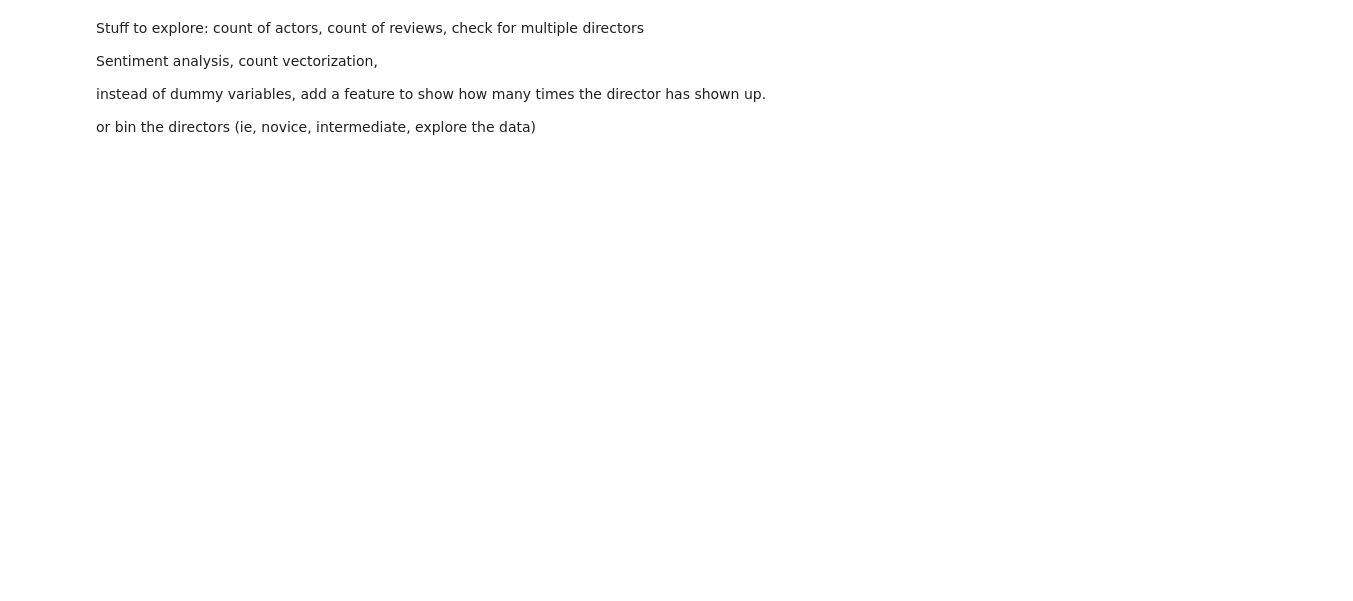
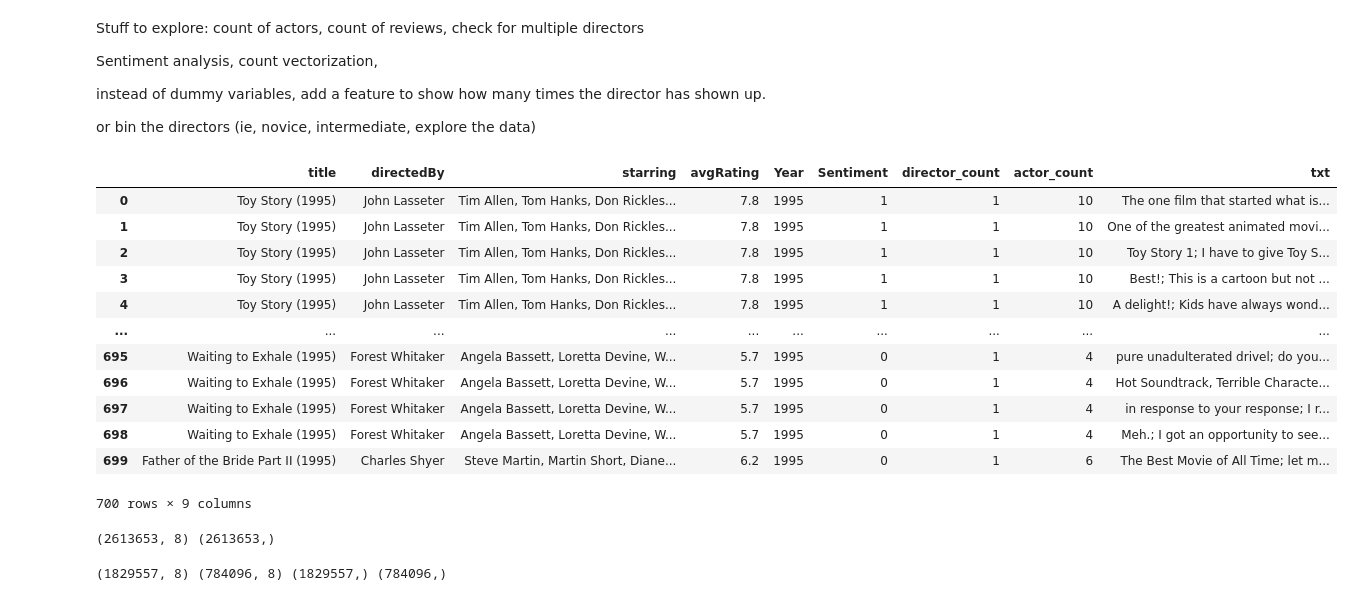
Before and after one commit to MichaelRong97/NLP-for-Improved-Movie-Rating-Predictions, a Jupyter notebook: Capstone Work File.ipynb, the cells around one changed output. Saved outputs shown, nothing was run; the diff lists cells and outputs as text; code cells hidden in the pictures; blank space fills up the shorter version.

```diff
--- a/Capstone Work File.ipynb
+++ b/Capstone Work File.ipynb
@@ -502,7 +565,7 @@ reviews_raw.isna().sum(axis=0) / reviews_raw.shape[0]*100
 # %%
 #merging both columns so that the reviews are visible under each
 
-merged_df = cleaner_df.merge(reviews_raw, on='item_id', how='left')
+movieratings_df = cleaner_df.merge(reviews_raw, on='item_id', how='left')
 # %% [markdown]
 Stuff to explore:
 count of actors, count of reviews, check for multiple directors
@@ -518,9 +578,48 @@ merged_df.head(700)
 # %%
-# Dropping where we merged it on
-merged_df.drop(columns=['item_id'], inplace=True)
+# Dropping where we merged it on since item_id isn't really necessary
+movieratings_df.drop(columns=['item_id'], inplace=True)
 # %%
 # Still looks the same
-merged_df.head(700)
+movieratings_df.head(700)
+# %% [output]
+|  | title | directedBy | starring | avgRating | Year | Sentiment | director_count | actor_count | txt |
+| 0 | Toy Story (1995) | John Lasseter | Tim Allen, Tom Hanks, Don Rickles... | 7.8 | 1995 | 1 | 1 | 10 | The one film that started what is... |
+| 1 | Toy Story (1995) | John Lasseter | Tim Allen, Tom Hanks, Don Rickles... | 7.8 | 1995 | 1 | 1 | 10 | One of the greatest animated movi... |
+| 2 | Toy Story (1995) | John Lasseter | Tim Allen, Tom Hanks, Don Rickles... | 7.8 | 1995 | 1 | 1 | 10 | Toy Story 1; I have to give Toy S... |
+| 3 | Toy Story (1995) | John Lasseter | Tim Allen, Tom Hanks, Don Rickles... | 7.8 | 1995 | 1 | 1 | 10 | Best!; This is a cartoon but not ... |
+| 4 | Toy Story (1995) | John Lasseter | Tim Allen, Tom Hanks, Don Rickles... | 7.8 | 1995 | 1 | 1 | 10 | A delight!; Kids have always wond... |
+| ... | ... | ... | ... | ... | ... | ... | ... | ... | ... |
+| 695 | Waiting to Exhale (1995) | Forest Whitaker | Angela Bassett, Loretta Devine, W... | 5.7 | 1995 | 0 | 1 | 4 | pure unadulterated drivel; do you... |
+| 696 | Waiting to Exhale (1995) | Forest Whitaker | Angela Bassett, Loretta Devine, W... | 5.7 | 1995 | 0 | 1 | 4 | Hot Soundtrack, Terrible Characte... |
+| 697 | Waiting to Exhale (1995) | Forest Whitaker | Angela Bassett, Loretta Devine, W... | 5.7 | 1995 | 0 | 1 | 4 | in response to your response; I r... |
+| 698 | Waiting to Exhale (1995) | Forest Whitaker | Angela Bassett, Loretta Devine, W... | 5.7 | 1995 | 0 | 1 | 4 | Meh.; I got an opportunity to see... |
+| 699 | Father of the Bride Part II (1995) | Charles Shyer | Steve Martin, Martin Short, Diane... | 6.2 | 1995 | 0 | 1 | 6 | The Best Movie of All Time; let m... |
+700 rows × 9 columns
+# %%
+# creating train/test split
+
+# instantiating our independent and dependent variables
+X = movieratings_df.drop(columns='avgRating')
+y = movieratings_df['avgRating']
+
+print(X.shape, y.shape)
+# %% [output]
+(2613653, 8) (2613653,)
+# %%
+# performing a train_test_split to better evaluate our model
+
+# error showing up, ask about this
+X_train, X_test, y_train, y_test = train_test_split(X,
+                                                    y,
+                                                    test_size=0.3,
+                                                    random_state=12345,
+                                                    #stratify=y
+                                                   )
+
+# Checking the shape of the X compared to y
+print(X_train.shape, X_test.shape, y_train.shape, y_test.shape)
+# %% [output]
+(1829557, 8) (784096, 8) (1829557,) (784096,)
 # %%
 # Want to add a column for number of directors as well as number of starring actors
 # will do this with NLP
```
Also changed, not shown: parts of 46 cells of this notebook.
